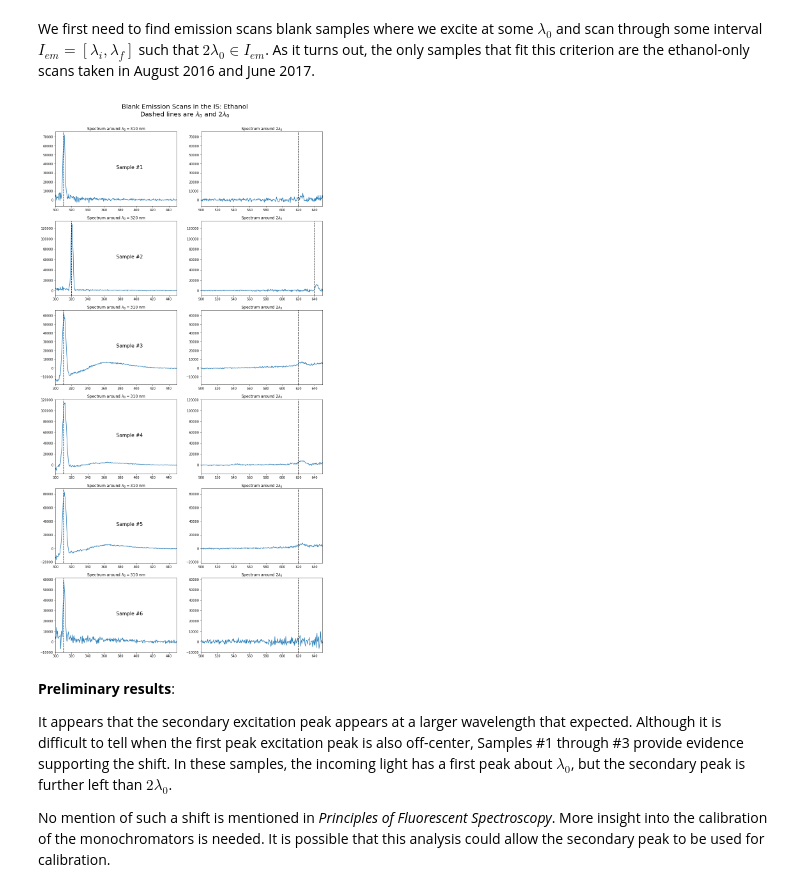
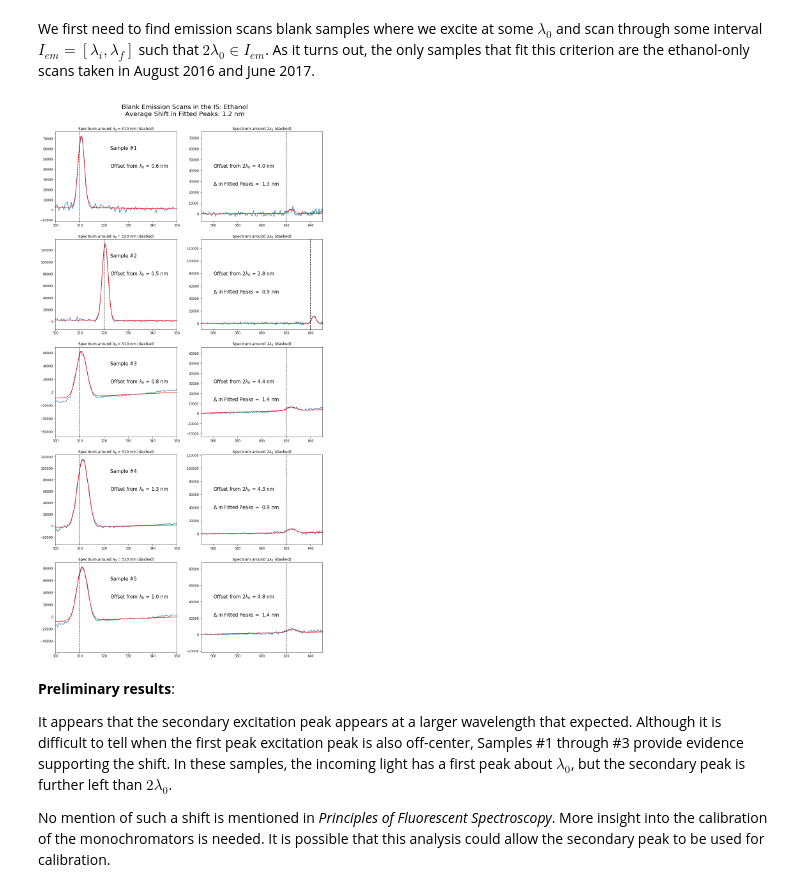
Before and after one commit to nmcneal-bnl/WbLS, a Jupyter notebook: second_order_calibration.ipynb, the cells around one changed output. Cells and saved outputs as stored; diff of their text form; code cells hidden in the pictures.

```diff
--- a/second_order_calibration.ipynb
+++ b/second_order_calibration.ipynb
@@ -42,8 +45,8 @@ blank_data_paths = ["Henry/Sphere/PPO_ETOH/EmissionScan_ETOH_ex310_2sec_160830.t
                     "Henry/Sphere/PPO_ETOH/EmissionScan_ETOH_ex320_2sec_160830.txt",
                     "Noah/Integrating Sphere Tests for PPO Contamination/EmissionScan_IS_Empty_em310_ex300-650_0x5nm_2sec_20170614_1659.txt",
                     "Noah/Integrating Sphere Tests for PPO Contamination/EmissionScan_IS_0x00gperL_PPOinETOH_ex310_em300-650_2sec_20160619.txt",
-                    "Noah/Integrating Sphere Tests for PPO Contamination/EmissionScan_IS_empty_ex310_em300-650_2sec_20170621.txt",
-                    "Noah/Integrating Sphere Tests for PPO Contamination/EmScan_IS_0x00gperL_PPOinETOH_ex310_em300-650_2sec_20170622_noemcorr.txt"]
+                    "Noah/Integrating Sphere Tests for PPO Contamination/EmissionScan_IS_empty_ex310_em300-650_2sec_20170621.txt"
+                   ]
 
 ex = [310,320,310,310,310,310]
 
@@ -53,34 +56,63 @@ for path in blank_data_paths:
 
 corrected_data = list()
 for data_set in blank_data:
-    baseline = data_set.get_baseline_subtracted('cor', 'linear', [[400,600]])
+    baseline = spec_fit.get_linear_subtracted(data_set, 1, [[400,600]])
     emcorr = np.multiply(baseline, emcorr_quanta_sphere_values)
-    corrected_data.append(emcorr)
+    copy = deepcopy(data_set)
+    copy.cor_data = emcorr
+    corrected_data.append(copy)
 # %%
 num_subplots = len(corrected_data)
 fig = plt.figure(figsize = (15,30))
-plt.suptitle("Blank Emission Scans in the IS: Ethanol\n"+
-             r"Dashed lines are $\lambda_0$ and $2\lambda_0$", y=.92, fontsize=20)
 
+x = np.arange(0, 650, 0.1)
+fir_ord_range = [[300,400]]
+sec_ord_range = [[500,650]]
+
+shifts = list()
 for i in range(0,2*num_subplots,2):
+
+    ## Left Graph ##
+    peak = np.max(corrected_data[i/2].cor_data)
+    gauss_params = spec_fit.gaussian_linear_fit(corrected_data[i/2], fir_ord_range,
+                                                (peak, 1.0, ex[i/2], 1.0,1.0))
+    fir_ord_center = gauss_params[2]
+    gauss_graph = spec_fit.gaussian_linear_func(x, gauss_params)
+
     ax1 = fig.add_subplot(num_subplots, 2, i+1)
-    ax1.plot(blank_data[i/2].wavelengths, corrected_data[i/2])
-#     ax1.set_ylim([-10000, 150000])
-    ax1.set_xlim([300,450])
+    ax1.plot(corrected_data[i/2].wavelengths, corrected_data[i/2].cor_data)
+    ax1.plot(x, gauss_graph,'r')
+    ax1.set_xlim([300,350])
     ax1.axvline(x=ex[i/2], ymax=1, color='k', linestyle='--')
-    ax1.set_title(r'Spectrum around $\lambda_0 = $%d nm'%ex[i/2])
-    ax1.text(0.5, 0.5,"Sample #" + str(i/2 +1),transform=ax1.transAxes,fontsize = 15)
+    ax1.set_title(r'Spectrum around $\lambda_0 = $%d nm (dashed)'%ex[i/2])
+    ax1.text(0.45, 0.8,"Sample #" + str(i/2 +1),transform=ax1.transAxes,fontsize = 15)
+    ax1.text(0.45, 0.6,r"Offset from $\lambda_0$ = %0.1f nm" %(fir_ord_center-ex[i/2]),transform=ax1.transAxes,fontsize = 15)
+
+    ## Right Graph ##
+    peak = np.max(corrected_data[i/2].cor_data)
+    gauss_params = spec_fit.gaussian_linear_fit(corrected_data[i/2], sec_ord_range,
+                                                (peak, 1.0, 2*ex[i/2], 1.0,1.0))
+    sec_ord_center = gauss_params[2]
+    gauss_graph = spec_fit.gaussian_linear_func(x, gauss_params)
 
     ax2 = fig.add_subplot(num_subplots, 2, i+2)
-    ax2.plot(blank_data[i/2].wavelengths, corrected_data[i/2])
-#     ax2.set_ylim([-10000, 150000])
-    ax2.set_xlim([500,650])
+    ax2.plot(corrected_data[i/2].wavelengths, corrected_data[i/2].cor_data)
+    ax2.plot(x, gauss_graph,'r')
+    ax2.set_xlim([550,650])
     ax2.axvline(x=2*ex[i/2], ymax=1, color='k', linestyle='--')
-    ax2.set_title(r'Spectrum around $2\lambda_0$')
+    ax2.set_title(r'Spectrum around $2\lambda_0$ (dashed)')
 
+    ax2.text(0.1, 0.6,r"Offset from $2\lambda_0$ = %0.1f nm" %(sec_ord_center-2*ex[i/2]),transform=ax2.transAxes,fontsize = 15)
+    peak_shift = 0.5*sec_ord_center - fir_ord_center
+    shifts.append(peak_shift)
+    ax2.text(0.1, 0.4,r"$\Delta$ in Fitted Peaks =  %.1f nm" %peak_shift, transform=ax2.transAxes,fontsize = 15)
+
+
+plt.suptitle("Blank Emission Scans in the IS: Ethanol"+
+             "\nAverage Shift in Fitted Peaks: %.1f nm" %np.mean(shifts), y=.92, fontsize=20)
 plt.show()
 # %% [output]
-[figure, old version]
+[figure, new version]
 # %% [markdown]
 **Preliminary results**:
 
```
Also changed, not shown: parts of 1 cell of this notebook, 19 other files.
